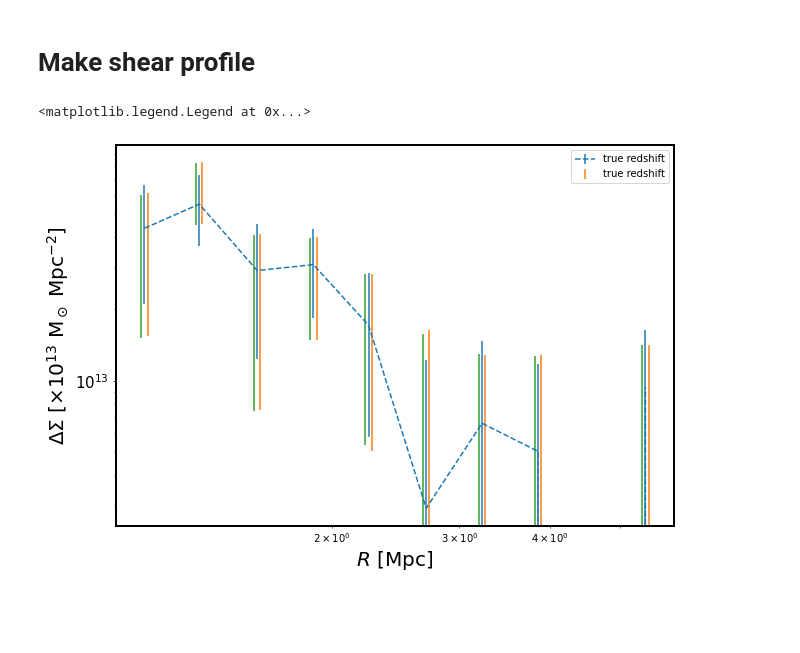
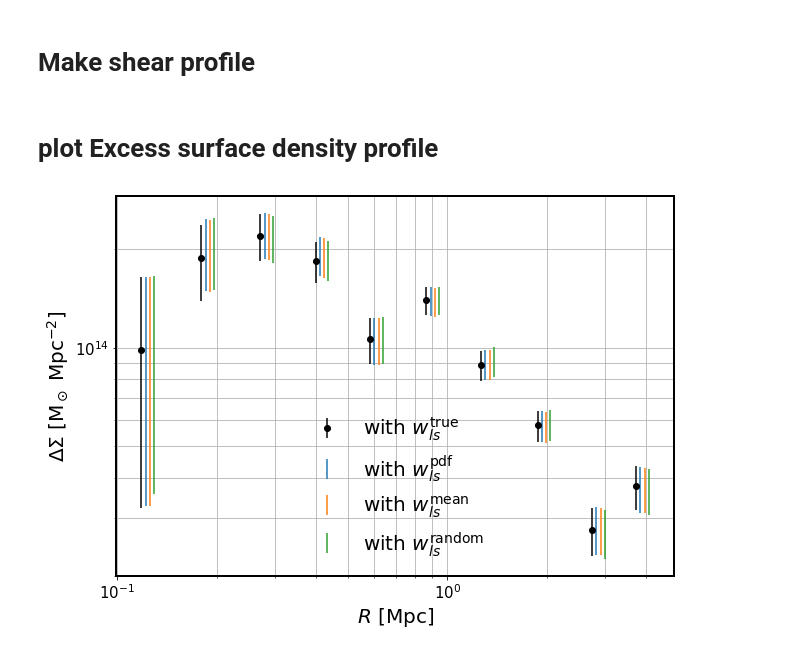
Before and after one commit to LSSTDESC/DC2_CL_PZ, a Jupyter notebook: Example_compute_deltasigma_with_photozs.ipynb, the cells around one changed output. Drawn from its saved outputs; the diff is of its cells as text; code cells hidden in the pictures; blank space fills up the shorter version.

```diff
--- a/Example_compute_deltasigma_with_photozs.ipynb
+++ b/Example_compute_deltasigma_with_photozs.ipynb
@@ -166,10 +208,19 @@ label = [r'$w_{ls}^{\rm pdf}$', r'$w_{ls}^{\rm mean}$', r'$w_{ls}^{\rm mode}$']
 # %%
-x = np.logspace(np.log10(min(w_ls_true)) ,np.log10(max(w_ls_true)), 100)
+w_ls_with_photozs = [w_ls_photozs, w_ls_mean, w_ls_random]
+label = [r'$p_{ls}^{\rm pdf}\ (\times 10^{-5})$',
+         r'$p_{ls}^{\rm mean}\ (\times 10^{-5})$',
+         r'$p_{ls}^{\rm random}\ (\times 10^{-5})$']
+
+x = np.linspace(0, 7, 100)
 fig, axs = plt.subplots(1, 3, figsize = (21,7))
 for i in range(3):
-    axs[i].scatter(w_ls_true, w_ls_with_photozs[i], s = 1)
-    axs[i].plot(x,x, '--w', linewidth = 5)
-    axs[i].set_xlabel(r'$w_{ls}^{\rm true}$', fontsize = 20)
+
+    axs[i].scatter(w_ls_true/np.sum(w_ls_true)*1e5, 1e5*w_ls_with_photozs[i]/np.sum(w_ls_with_photozs[i]), s = 1, c='k')
+    axs[i].plot(x,x, '--w', linewidth = 5, label = 'x = y', c = 'w')
+    axs[i].set_xlabel(r'$p_{ls}^{\rm true}\ (\times 10^{-5})$', fontsize = 20)
     axs[i].set_ylabel(label[i], fontsize = 20)
     axs[i].tick_params(axis='both', which = 'major', labelsize= 15, zorder = 0)
+    axs[i].legend(fontsize = 20, loc = 'upper left', frameon = False)
+    axs[i].set_ylim(0,6)
+    axs[i].set_xlim(0,6)
 # %% [output]
@@ -181 +230,4 @@ cl.galcat['z'] = cl.galcat['redshift']
+# %%
+data = clmm.GCData(cat_complete)
+cl = clmm.GalaxyCluster('DM_halo', ra_cl, dec_cl, z_cl, data)
 # %%
@@ -188,8 +242,9 @@ cl.galcat['r'] = cosmo.eval_da(cl.z)*cl.galcat['theta']
 cl.galcat['w_ls_true'] = np.array(w_ls_true)
 cl.galcat['w_ls_photoz_pdf'] = np.array(w_ls_photozs)
 cl.galcat['w_ls_mean'] = np.array(w_ls_mean)
+cl.galcat['w_ls_random'] = np.array(w_ls_random)
 # %%
-bin_edges = clmm.make_bins(1, 6, nbins=10, method='evenlog10width')
+bin_edges = clmm.make_bins(0.1,  5, nbins=10, method='evenlog10width')
 # %%
 radial_bin = [[bin_edges[i], bin_edges[i + 1]] for i in range(len(bin_edges)-1)]
 # %%
@@ -222,19 +292,23 @@ for i, r_bin in enumerate(radial_bin):
+# %% [markdown]
+# plot Excess surface density profile
 # %%
-ylabelup = r'$\Delta\Sigma$ ' +'$[$' + r'$\times 10^{13}$ ' + r'${\rm M}$' + r'$_\odot\;$'+ r'${\rm Mpc}$'+r'$^{-2}$'r'$]$'
+ylabelup = r'$\Delta\Sigma$ ' +'$[$' + r'${\rm M}$' + r'$_\odot\;$'+ r'${\rm Mpc}$'+r'$^{-2}$'r'$]$'
 ylabeldown = r'$\Delta\Sigma_\times$ ' +'$[$' + r'$\times 10^{13}$ ' + r'${\rm M}$' + r'$_\odot\;$'+ r'${\rm Mpc}$'+r'$^{-2}$'r'$]$'
 xlabel = r'$R\ [$' + r'${\rm Mpc}$' + r'$]$'
 plt.figure(figsize = (10,7))
+plt.grid(True, which="both", ls="-")
 plt.rcParams['axes.linewidth'] = 2
-plt.tick_params(axis='both', which = 'major', labelsize= 15)
-deltalogr = 0.01
+plt.tick_params(axis='both', which = 'both', labelsize= 15)
+deltalogr = 0.03
 dr = deltalogr*profile_true['r']
-plt.errorbar(profile_true['r'], profile_true['DS'], profile_true['DS_err'], fmt = '--', label = 'true redshift')
-plt.errorbar(profile_true['r']+dr, profile_pdf['DS'], profile_pdf['DS_err'], fmt = ' ',label = 'true redshift')
-plt.errorbar(profile_true['r']-dr, profile_mean['DS'], profile_mean['DS_err'], fmt = ' ')
+plt.errorbar(profile_true['r']-1*dr, profile_true['DS'], profile_true['DS_err'], c='k', fmt = ' ', marker = 'o', label = r'with $w_{ls}^{\rm true}$')
+plt.errorbar(profile_true['r']+0*dr, profile_pdf['DS'], profile_pdf['DS_err'], fmt = ' ',label = r'with $w_{ls}^{\rm pdf}$')
+plt.errorbar(profile_true['r']+1*dr, profile_mean['DS'], profile_mean['DS_err'], fmt = ' ', label = r'with $w_{ls}^{\rm mean}$')
+plt.errorbar(profile_true['r']+2*dr, profile_random['DS'], profile_random['DS_err'], fmt = ' ', label = r'with $w_{ls}^{\rm random}$')
 plt.loglog()
 plt.xlabel(xlabel, fontsize = 20)
 plt.ylabel(ylabelup, fontsize = 20)
-plt.legend()
+plt.legend(frameon = False, fontsize = 20, loc = 'lower center')
+plt.show()
 # %% [output]
-<matplotlib.legend.Legend at 0x...>
-[figure, old version]
+[figure, new version]
```
Also changed, not shown: parts of 23 cells of this notebook.
